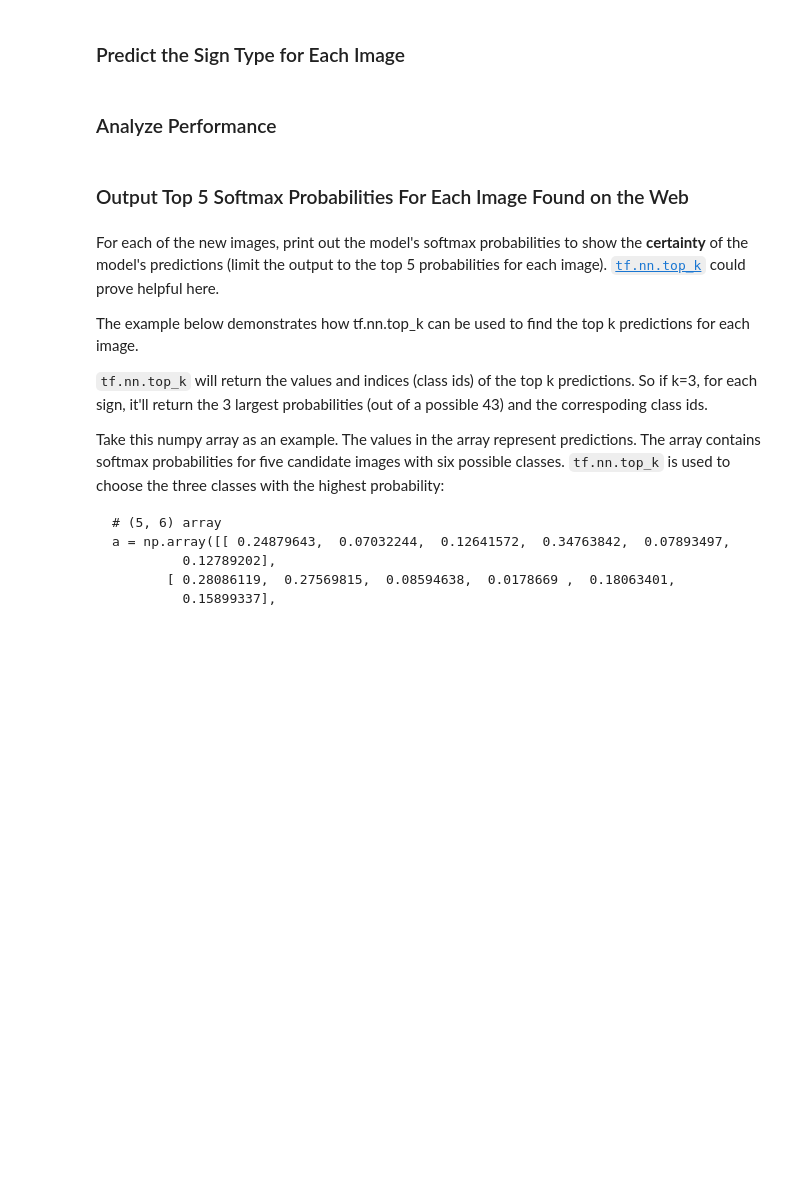
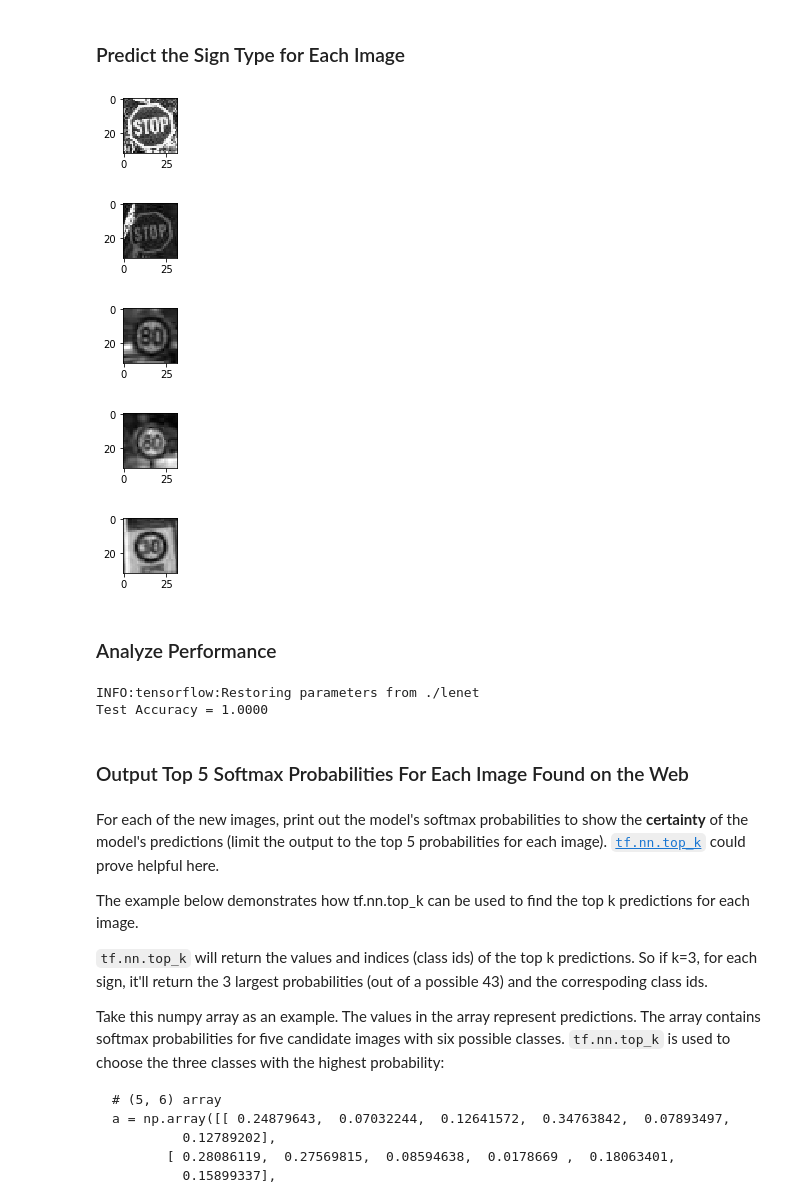
Before and after one commit to yuanisbug/CarND-Traffic-Sign-Classifier-Project, a Jupyter notebook: Traffic_Sign_Classifier.ipynb, the cells around one changed output. Drawn from its saved outputs; the diff is of its cells as text; code cells hidden in the pictures; blank space fills up the shorter version.

```diff
--- a/Traffic_Sign_Classifier.ipynb
+++ b/Traffic_Sign_Classifier.ipynb
@@ -487,2 +364,21 @@ with tf.Session() as sess:
+# %%
+### Run the predictions here and use the model to output the prediction for each image.
+### Make sure to pre-process the images with the same pre-processing pipeline used earlier.
+### Feel free to use as many code cells as needed.
+
+from PIL import Image
+files = './german-traffic-signs/0.jpg', './german-traffic-signs/1.jpg', './german-traffic-signs/2.jpg', './german-traffic-signs/3.jpg', './german-traffic-signs/4.jpg'
+images = np.array([np.array(plt.imread(name)) for name in files])
+images = rgb2gray(images)
+for i in range(5):
+    plt.figure(figsize=(1, 1))
+    plt.imshow((images[i]*255).squeeze(), cmap='gray')
+    plt.show()
+# %% [output]
+[figure, added]
+[figure, added]
+[figure, added]
+[figure, added]
+[figure, added]
 # %% [markdown]
 ### Analyze Performance
@@ -509,3 +385,16 @@ print("Model Accuracy on the 5 New Images =", model_accuracy*100, "%")
+# %%
+### Calculate the accuracy for these 5 new images.
+### For example, if the model predicted 1 out of 5 signs correctly, it's 20% accurate on these new images.
+
+saver = tf.train.Saver()
+image_labels=[14, 14, 5, 5, 1]
+with tf.Session() as sess:
+    saver.restore(sess, tf.train.latest_checkpoint('.'))
+    test_accuracy = evaluate(images, image_labels)
+    print("Test Accuracy = {:.4f}".format(test_accuracy))
+# %% [output]
+INFO:tensorflow:Restoring parameters from ./lenet
+Test Accuracy = 1.0000
 # %% [markdown]
 ### Output Top 5 Softmax Probabilities For Each Image Found on the Web
 # %% [markdown]
```
Also changed, not shown: parts of 9 cells of this notebook, 12 other files.
